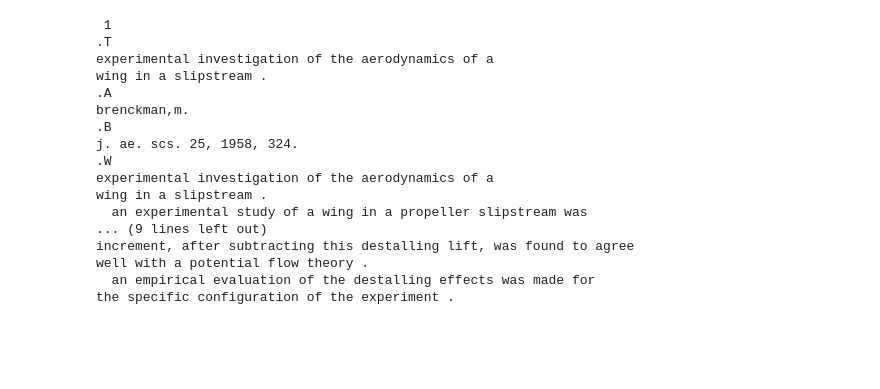
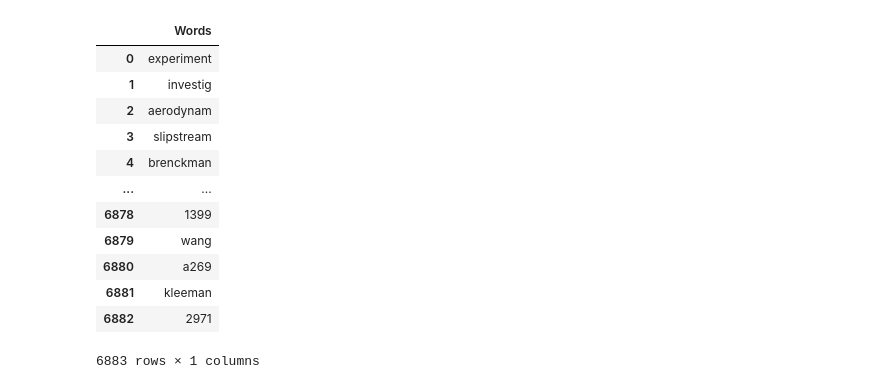
Before and after one commit to AmiraliToori/IR-Project, a Jupyter notebook: jupyter.ipynb, the cells around one changed output. Saved outputs shown, nothing was run; the diff lists cells and outputs as text; code cells hidden in the pictures; blank space fills up the shorter version.

```diff
--- a/jupyter.ipynb
+++ b/jupyter.ipynb
@@ -7,7 +13,7 @@ import re
 # %%
-entry = GUI.select_file() # Select File GUI implementation
+raw_document = GUI.select_file() # Select File GUI implementation
 
-raw_dataset = entry # the raw dataset that read from the one file
+raw_dataset = raw_document # the raw dataset that read from the one file
 
 raw_dataset = raw_dataset.split(".I") # split the docs by index
 raw_dataset.remove(raw_dataset[0]) # remove the empty first index
@@ -25,58 +31,62 @@ for doc in raw_dataset:
 
 
 GUI.custom_window("700x35", "Extract Documents", f"There have been {doc_index} documents are extracted.")
-# %% [output]
- 1
-.T
-experimental investigation of the aerodynamics of a
-wing in a slipstream .
-.A
-brenckman,m.
-.B
-j. ae. scs. 25, 1958, 324.
-.W
-experimental investigation of the aerodynamics of a
-wing in a slipstream .
-  an experimental study of a wing in a propeller slipstream was
-... (9 lines left out)
-increment, after subtracting this destalling lift, was found to agree
-well with a potential flow theory .
-  an empirical evaluation of the destalling effects was made for
-the specific configuration of the experiment .
 # %%
 # read the list of stop words
 stopword_file_path = "/home/glados/Documents/AmirAli Toori/Lessons/Python/IR-Project/gist_stopwords.txt"
 with open(stopword_file_path, "r") as file:
     stop_words = file.read()
 
 GUI.custom_window("700x35", "Stop words", "Read the stop word list.")
 
 
 # separate the doc section from the document
 def transfer_to_list(doc):
-    doc = re.sub(r"[^\w\s]", "", doc)
+    doc = re.sub(r"[^\w\s]", " ", doc)
     doc = doc.split()
     return doc
+
+def delete_eye(stem_word):
+    return stem_word.strip('i')
 
 
 # stemming
 stemmer = PorterStemmer()
 dictionary = []
 def create_dictionary(doc, dictionary):
     for element in doc:
-        if element.isalnum():
+        element = element.lower()
+        if element.isalnum() and element not in stop_words:
             stem_word = stemmer.stem(element)
-            if (stem_word not in stop_words) and (stem_word not in dictionary):
+            if stem_word[-1] == 'i':
+               stem_word = delete_eye(stem_word)
+            if stem_word not in dictionary and stem_word in raw_document:
                 dictionary.append(stem_word)
-
 
 
 GUI.custom_window("700x35", "Stemming Process", "The stemming process have been successful.")
 
 # read each doc and pass them through the methods
 for num in range(1, doc_index + 1):
     doc_path = "/home/glados/Documents/AmirAli Toori/Lessons/Python/IR-Project/docs" + "/doc" + str(num) + ".txt"
     with open(doc_path, "r") as file:
         doc = file.read()
         doc = transfer_to_list(doc)
         create_dictionary(doc, dictionary)
+
+df = pd.DataFrame(dictionary, columns=["Words"])
+df
+# %% [output]
+|  | Words |
+| 0 | experiment |
+| 1 | investig |
+| 2 | aerodynam |
+| 3 | slipstream |
+| 4 | brenckman |
+| ... | ... |
+| 6878 | 1399 |
+| 6879 | wang |
+| 6880 | a269 |
+| 6881 | kleeman |
+| 6882 | 2971 |
+6883 rows × 1 columns
```
Also changed, not shown: parts of 10 cells of this notebook, 4 other files.
